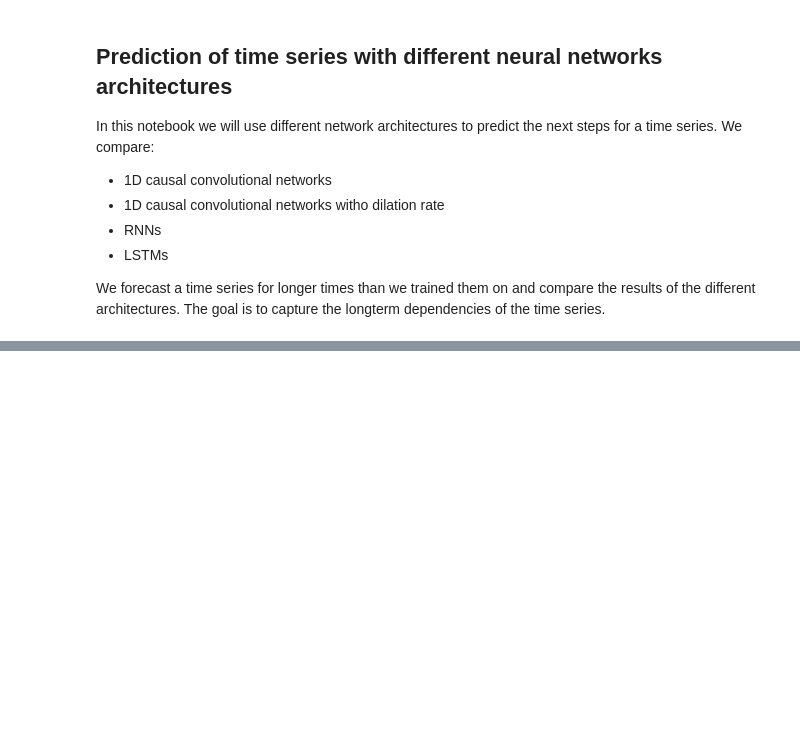
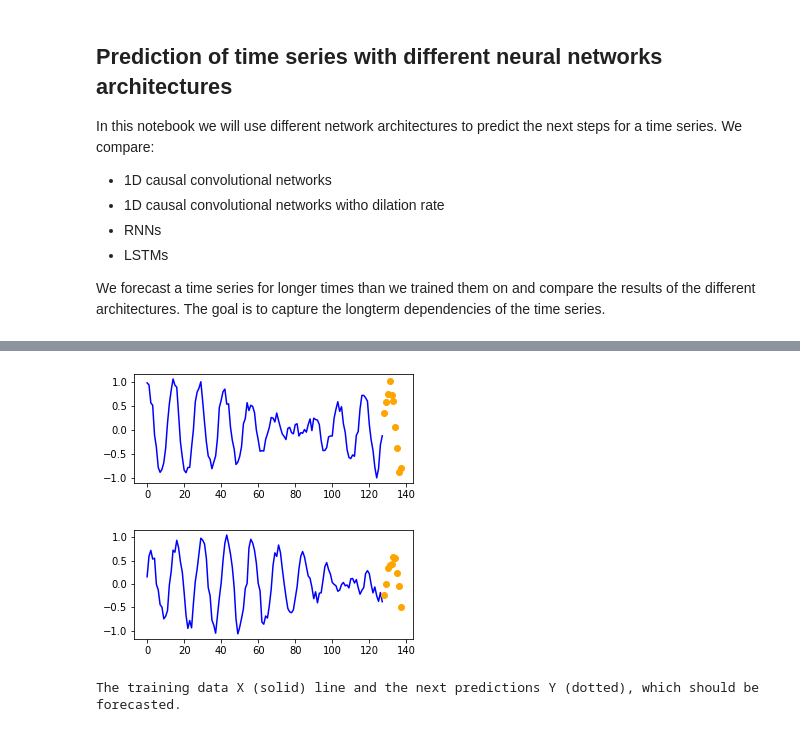
Before and after one commit to fa97ber/DeepLearning, a Jupyter notebook: DL_03_01.ipynb, the cells around one changed output, grey strips where cells are left out. Drawn from its saved outputs; the diff is of its cells as text; code cells hidden in the pictures; blank space fills up the shorter version.

```diff
--- a/DL_03_01.ipynb
+++ b/DL_03_01.ipynb
@@ -11,0 +38,26 @@ We forecast a time series for longer times than we trained them on and compare t
+# %%
+seq_length = 128  # Sequence length used for training
+look_ahead =  10  # The number of data points the model should predict
+
+
+def gen_data(size=1000, noise=0.1): # We create 1000 data-points
+  s = seq_length + look_ahead
+  d = np.zeros((size, s,1))
+  for i in range(size):
+    start = np.random.uniform(0, 2*np.pi) # Random start point
+    d[i,:,0] = np.sin(start + np.linspace(0, 20*np.pi, s)) * np.sin(start + np.linspace(0, np.pi, s)) + np.random.normal(0,noise,s)
+  return d[:,0:seq_length], d[:,seq_length:s]
+
+
+X,Y = gen_data()
+for i in range(2):
+  plt.figure(num=None, figsize=(5,2))
+  plt.plot(range(0, seq_length),X[i,:,0],'b-')
+  plt.plot(range(seq_length, seq_length + look_ahead),Y[i,:,0],'bo',color='orange')
+
+plt.show()
+print('The training data X (solid) line and the next predictions Y (dotted), which should be forecasted.')
+# %% [output]
+[figure, added]
+[figure, added]
+The training data X (solid) line and the next predictions Y (dotted), which should be forecasted.
```
Also changed, not shown: parts of 12 cells of this notebook.
